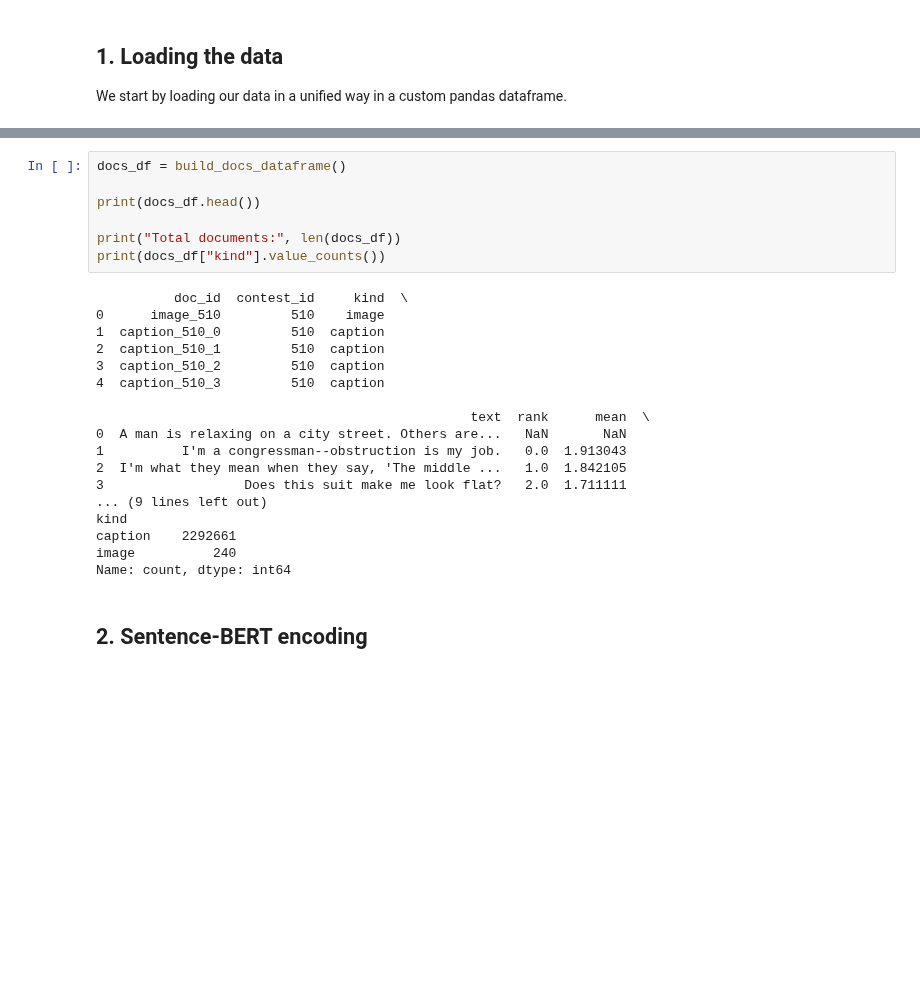
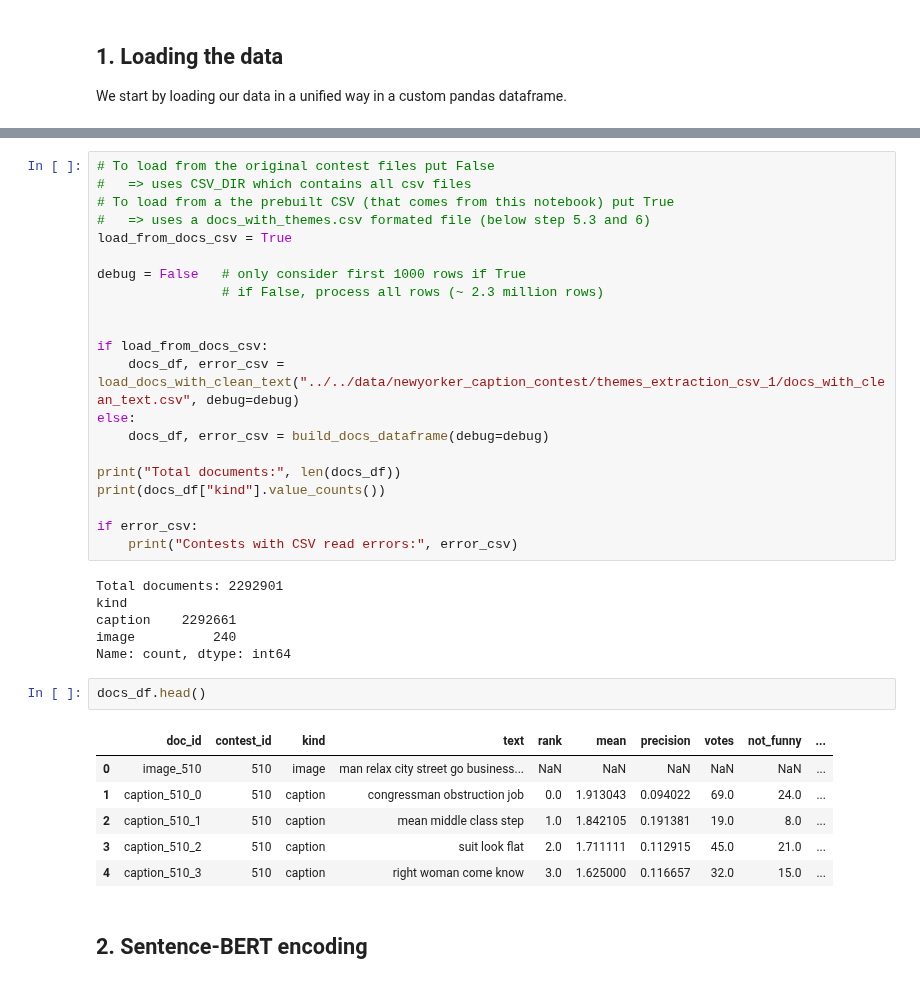
Before and after one commit to epfl-ada/ada-2025-project-json-derulo, a Jupyter notebook: src/Jeremy/theme_extraction.ipynb, the cells around one changed output, grey strips where cells are left out. Drawn from its saved outputs; the diff is of its cells as text; blank space fills up the shorter version.

Commit message:
Added last version THEME extraction [WORKING]

```diff
--- a/src/Jeremy/theme_extraction.ipynb
+++ b/src/Jeremy/theme_extraction.ipynb
@@ -115,28 +204,39 @@ def build_docs_dataframe():
 # %%
-docs_df = build_docs_dataframe()
+# To load from the original contest files put False
+#   => uses CSV_DIR which contains all csv files
+# To load from a the prebuilt CSV (that comes from this notebook) put True
+#   => uses a docs_with_themes.csv formated file (below step 5.3 and 6)
+load_from_docs_csv = True
 
-print(docs_df.head())
+debug = False   # only consider first 1000 rows if True
+                # if False, process all rows (~ 2.3 million rows)
+
+
+if load_from_docs_csv:
+    docs_df, error_csv = load_docs_with_clean_text("../../data/newyorker_caption_contest/themes_extraction_csv_1/docs_with_clean_text.csv", debug=debug)
+else:
+    docs_df, error_csv = build_docs_dataframe(debug=debug)
 
 print("Total documents:", len(docs_df))
 print(docs_df["kind"].value_counts())
+
+if error_csv:
+    print("Contests with CSV read errors:", error_csv)
 # %% [output]
-          doc_id  contest_id     kind  \
-0      image_510         510    image
-1  caption_510_0         510  caption
-2  caption_510_1         510  caption
-3  caption_510_2         510  caption
-4  caption_510_3         510  caption
-
-                                                text  rank      mean  \
-0  A man is relaxing on a city street. Others are...   NaN       NaN
-1          I'm a congressman--obstruction is my job.   0.0  1.913043
-2  I'm what they mean when they say, 'The middle ...   1.0  1.842105
-3                  Does this suit make me look flat?   2.0  1.711111
-... (9 lines left out)
+Total documents: 2292901
 kind
 caption    2292661
 image          240
 Name: count, dtype: int64
+# %%
+docs_df.head()
+# %% [output]
+|  | doc_id | contest_id | kind | text | rank | mean | precision | votes | not_funny | ... |
+| 0 | image_510 | 510 | image | man relax city street go business... | NaN | NaN | NaN | NaN | NaN | ... |
+| 1 | caption_510_0 | 510 | caption | congressman obstruction job | 0.0 | 1.913043 | 0.094022 | 69.0 | 24.0 | ... |
+| 2 | caption_510_1 | 510 | caption | mean middle class step | 1.0 | 1.842105 | 0.191381 | 19.0 | 8.0 | ... |
+| 3 | caption_510_2 | 510 | caption | suit look flat | 2.0 | 1.711111 | 0.112915 | 45.0 | 21.0 | ... |
+| 4 | caption_510_3 | 510 | caption | right woman come know | 3.0 | 1.625000 | 0.116657 | 32.0 | 15.0 | ... |
 # %% [markdown]
 ## 2. Sentence-BERT encoding
 # %% [markdown]
```
Also changed, not shown: parts of 19 cells of this notebook.
